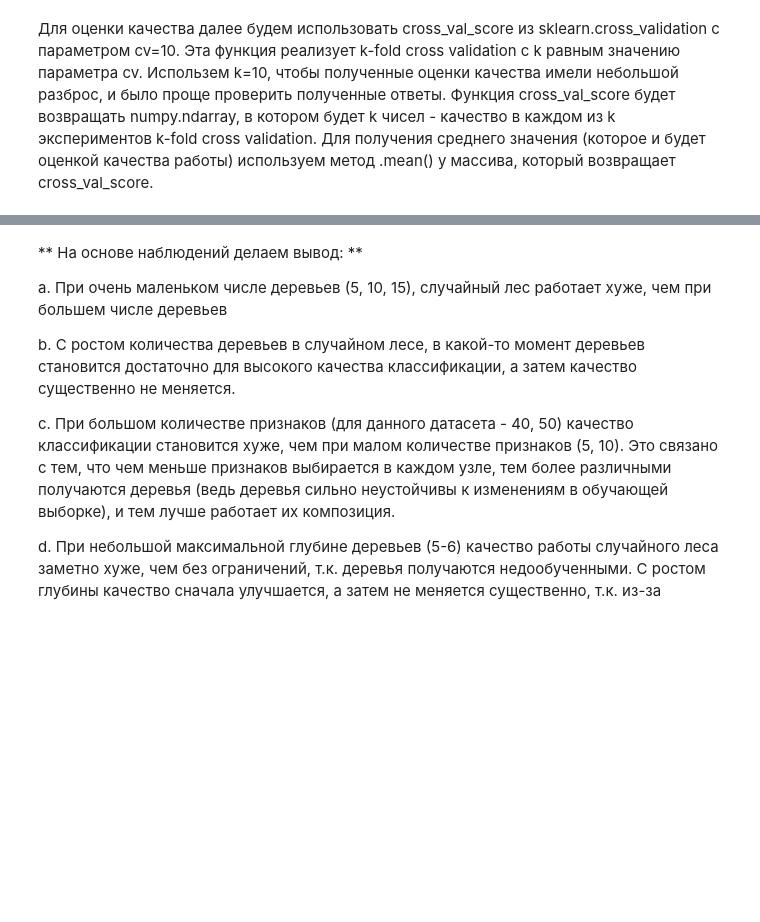
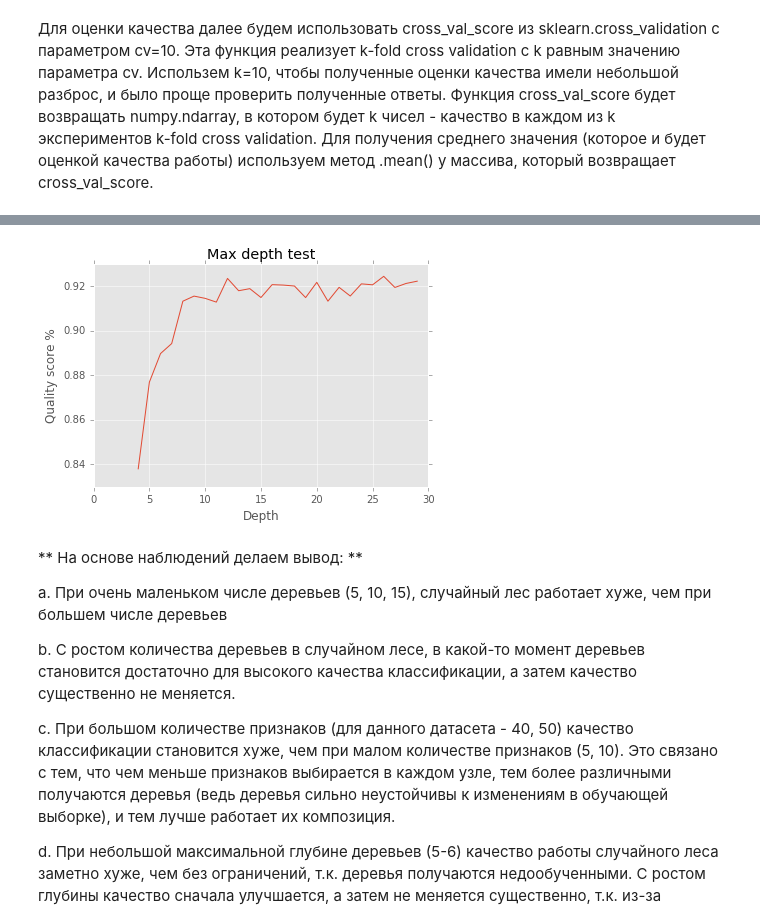
Before and after one commit to sh-elena/MLTestProjects, a Jupyter notebook: Bagging_RandForest.ipynb, the cells around one changed output, grey strips where cells are left out. Saved outputs shown, nothing was run; the diff lists cells and outputs as text; code cells hidden in the pictures; blank space fills up the shorter version.

```diff
--- a/Bagging_RandForest.ipynb
+++ b/Bagging_RandForest.ipynb
@@ -78,16 +80,18 @@ plt.show()
 # %%
 x_labels = []
 y_labels = []
-for i in rrange(4, 30):
+for i in range(4, 30):
     x_labels.append(i)
     rand_forest = ensemble.RandomForestClassifier(max_depth=i)
     y_labels.append(kachestvo(rand_forest))
 
 plt.plot(x_labels, y_labels)
 plt.title('Max depth test')
 plt.xlabel('Depth')
 plt.ylabel('Quality score %')
 plt.show()
+# %% [output]
+[figure, added]
 # %% [markdown]
 ** На основе наблюдений делаем вывод: **
 
```
Also changed, not shown: parts of 8 cells of this notebook, 2 other files.
